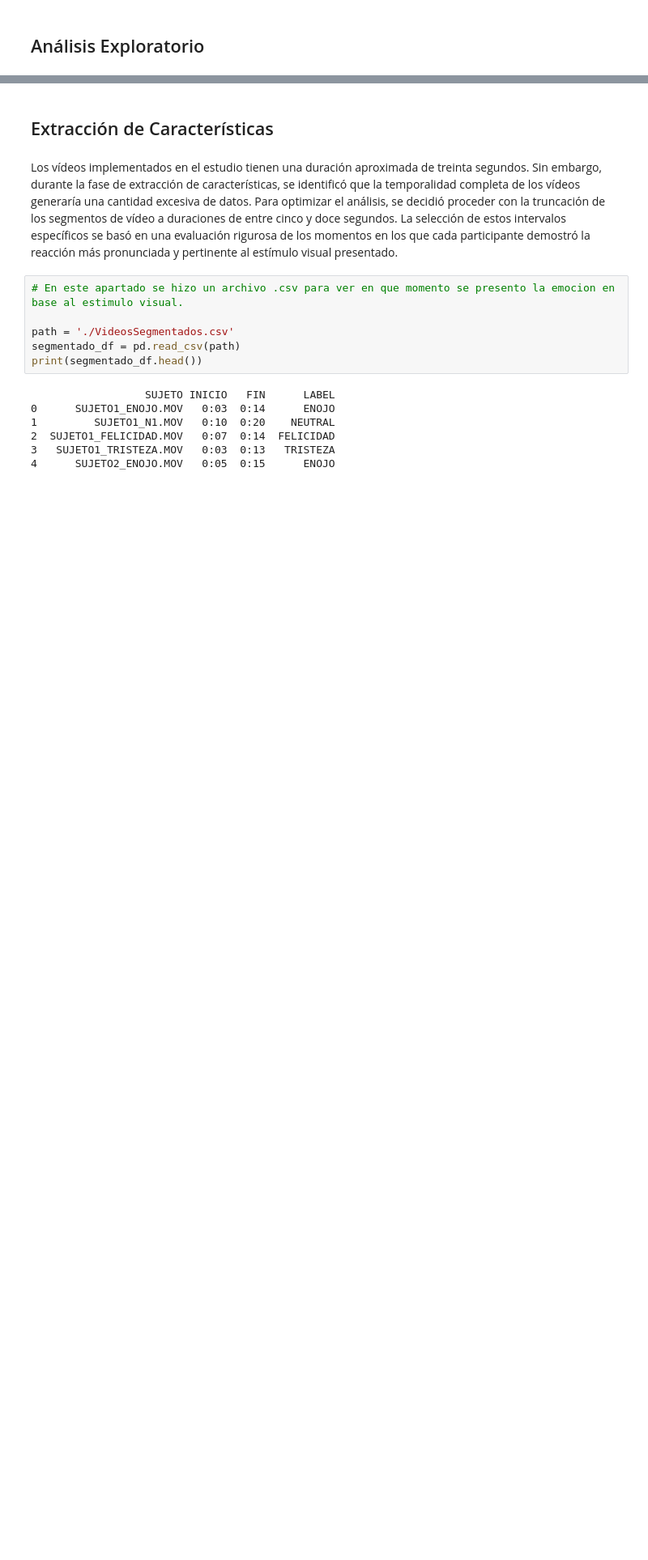
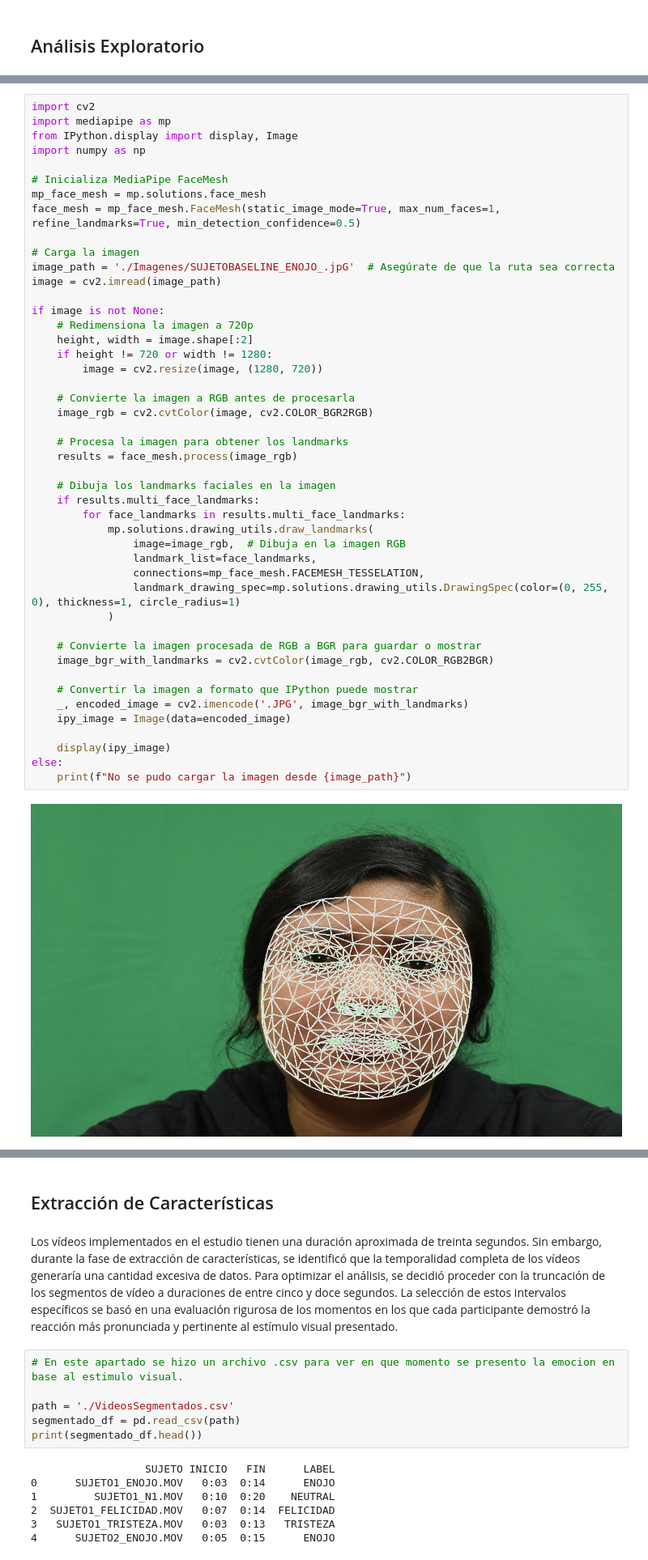
Before and after one commit to Ariana1998/Emociones, a Jupyter notebook: Notebook.ipynb, the cells around one changed output, grey strips where cells are left out. Shown at 81% size. Saved outputs shown, nothing was run; the diff lists cells and outputs as text; blank space fills up the shorter version.

```diff
--- a/Notebook.ipynb
+++ b/Notebook.ipynb
@@ -298,0 +296,48 @@ Por lo cual, en base a sus auto reportes se puede ver por medio de la grafica qu
+# %%
+import cv2
+import mediapipe as mp
+from IPython.display import display, Image
+import numpy as np
+
+# Inicializa MediaPipe FaceMesh
+mp_face_mesh = mp.solutions.face_mesh
+face_mesh = mp_face_mesh.FaceMesh(static_image_mode=True, max_num_faces=1, refine_landmarks=True, min_detection_confidence=0.5)
+
+# Carga la imagen
+image_path = './Imagenes/SUJETOBASELINE_ENOJO_.jpG'  # Asegúrate de que la ruta sea correcta
+image = cv2.imread(image_path)
+
+if image is not None:
+    # Redimensiona la imagen a 720p
+    height, width = image.shape[:2]
+    if height != 720 or width != 1280:
+        image = cv2.resize(image, (1280, 720))
+
+    # Convierte la imagen a RGB antes de procesarla
+    image_rgb = cv2.cvtColor(image, cv2.COLOR_BGR2RGB)
+
+    # Procesa la imagen para obtener los landmarks
+    results = face_mesh.process(image_rgb)
+
+    # Dibuja los landmarks faciales en la imagen
+    if results.multi_face_landmarks:
+        for face_landmarks in results.multi_face_landmarks:
+            mp.solutions.drawing_utils.draw_landmarks(
+                image=image_rgb,  # Dibuja en la imagen RGB
+                landmark_list=face_landmarks,
+                connections=mp_face_mesh.FACEMESH_TESSELATION,
+                landmark_drawing_spec=mp.solutions.drawing_utils.DrawingSpec(color=(0, 255, 0), thickness=1, circle_radius=1)
+            )
+
+    # Convierte la imagen procesada de RGB a BGR para guardar o mostrar
+    image_bgr_with_landmarks = cv2.cvtColor(image_rgb, cv2.COLOR_RGB2BGR)
+
+    # Convertir la imagen a formato que IPython puede mostrar
+    _, encoded_image = cv2.imencode('.JPG', image_bgr_with_landmarks)
+    ipy_image = Image(data=encoded_image)
+
+    display(ipy_image)
+else:
+    print(f"No se pudo cargar la imagen desde {image_path}")
+# %% [output]
+[figure, added]
```
Also changed, not shown: parts of 7 cells of this notebook.
